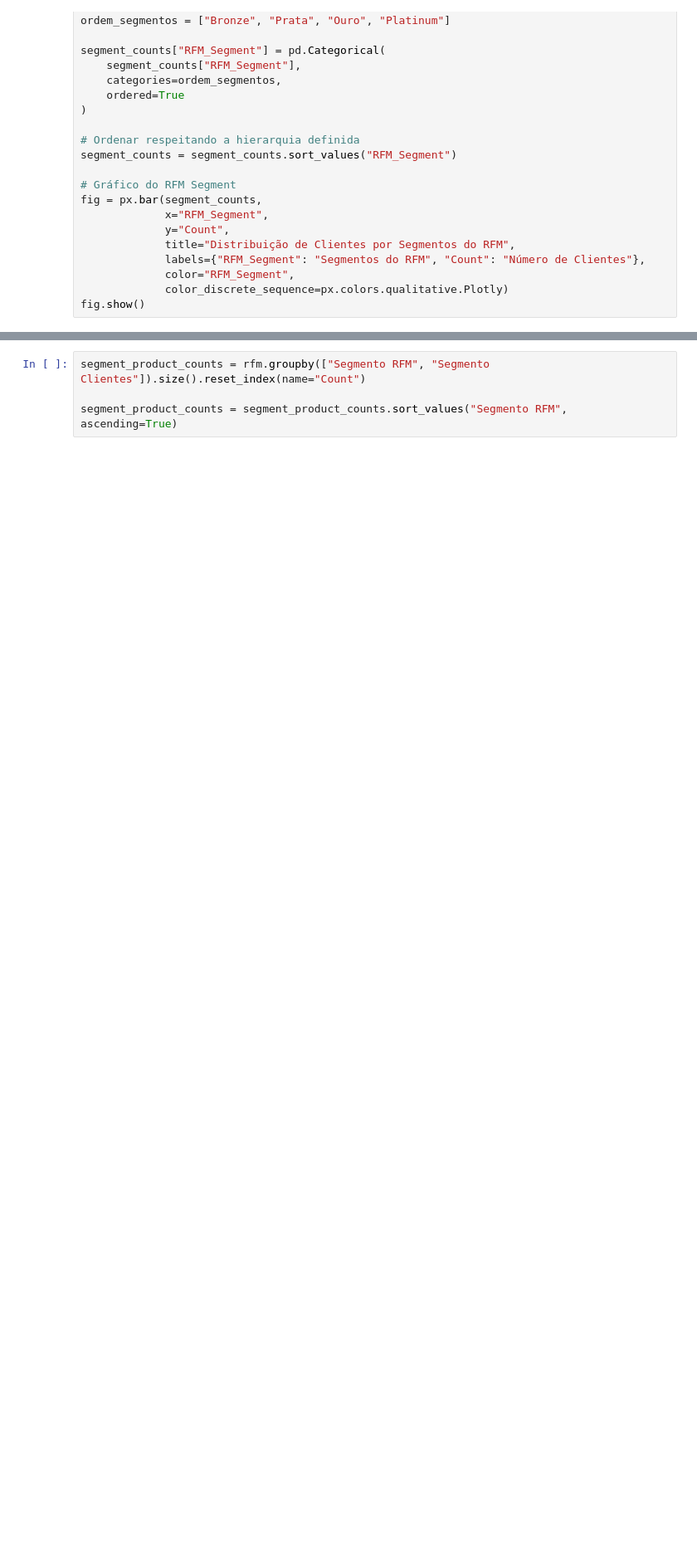
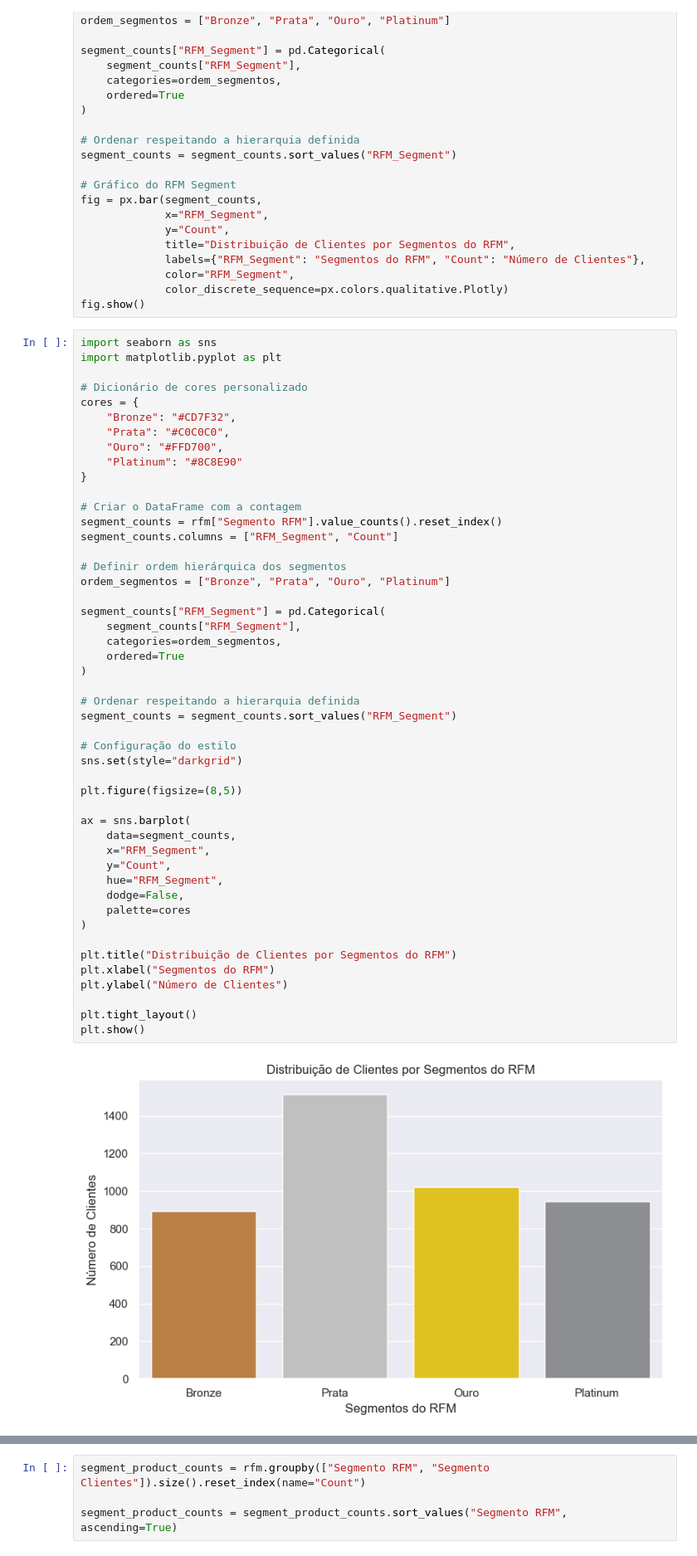
Before and after one commit to rrafahenrique/Case-Study-Online-Retail-Transaction-Data, a Jupyter notebook: rfm.ipynb, the cells around one changed output, grey strips where cells are left out. Shown at 83% size. Drawn from its saved outputs; the diff is of its cells as text; blank space fills up the shorter version.

```diff
--- a/rfm.ipynb
+++ b/rfm.ipynb
@@ -242,6 +242,56 @@ fig = px.bar(segment_counts,
              color="RFM_Segment",
              color_discrete_sequence=px.colors.qualitative.Plotly)
 fig.show()
+# %%
+import seaborn as sns
+import matplotlib.pyplot as plt
+
+# Dicionário de cores personalizado
+cores = {
+    "Bronze": "#CD7F32",
+    "Prata": "#C0C0C0",
+    "Ouro": "#FFD700",
+    "Platinum": "#8C8E90"
+}
+
+# Criar o DataFrame com a contagem
+segment_counts = rfm["Segmento RFM"].value_counts().reset_index()
+segment_counts.columns = ["RFM_Segment", "Count"]
+
+# Definir ordem hierárquica dos segmentos
+ordem_segmentos = ["Bronze", "Prata", "Ouro", "Platinum"]
+
+segment_counts["RFM_Segment"] = pd.Categorical(
+    segment_counts["RFM_Segment"],
+    categories=ordem_segmentos,
+    ordered=True
+)
+
+# Ordenar respeitando a hierarquia definida
+segment_counts = segment_counts.sort_values("RFM_Segment")
+
+# Configuração do estilo
+sns.set(style="darkgrid")
+
+plt.figure(figsize=(8,5))
+
+ax = sns.barplot(
+    data=segment_counts,
+    x="RFM_Segment",
+    y="Count",
+    hue="RFM_Segment",
+    dodge=False,
+    palette=cores
+)
+
+plt.title("Distribuição de Clientes por Segmentos do RFM")
+plt.xlabel("Segmentos do RFM")
+plt.ylabel("Número de Clientes")
+
+plt.tight_layout()
+plt.show()
+# %% [output]
+[figure, added]
 # %%
 # Criar o DataFrame com a contagem
 segment_counts = rfm["Segmento RFM"].value_counts().reset_index()
```
Also changed, not shown: parts of 2 cells of this notebook.
